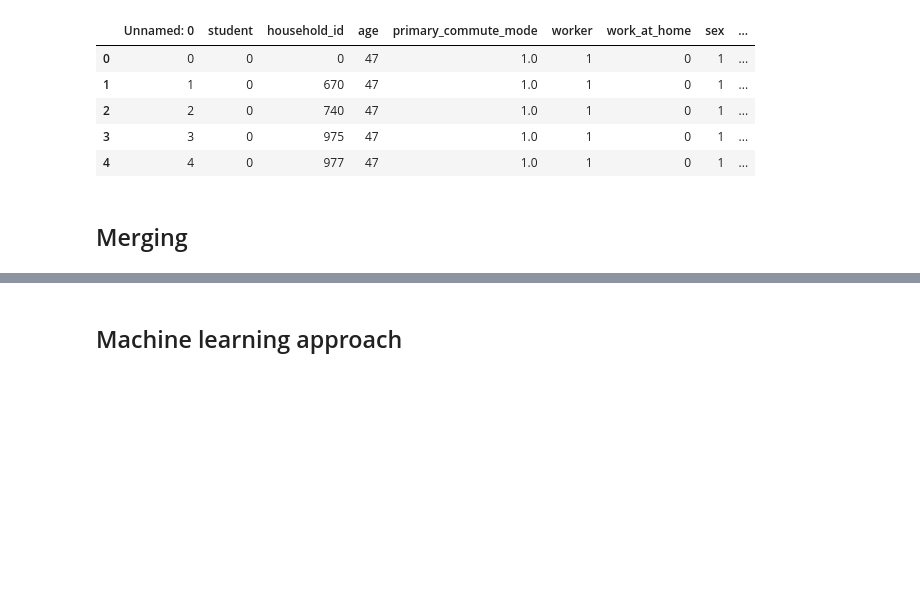
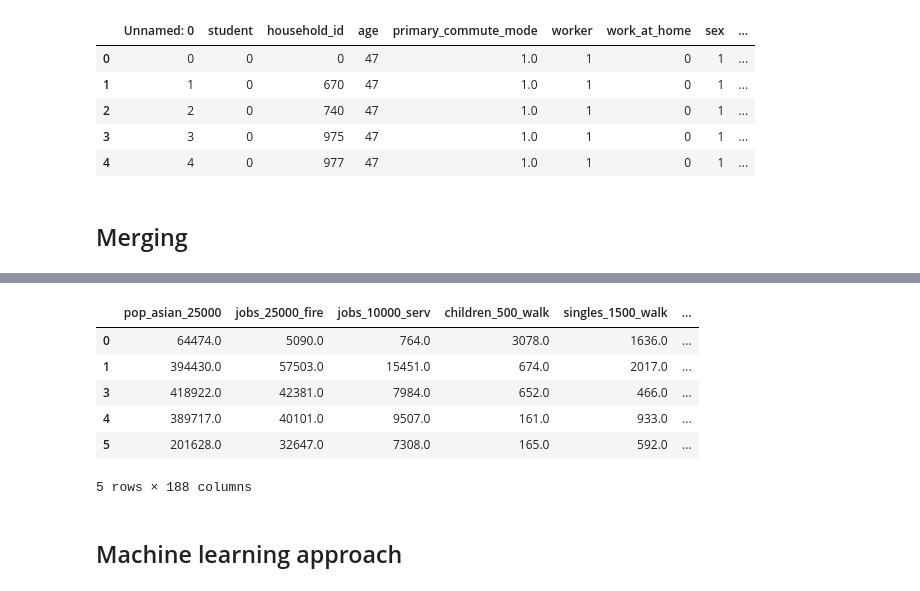
Before and after one commit to ual/activitysynth, a Jupyter notebook: activitysynth/notebooks/notebooks-juan/COM_estimation.ipynb, the cells around one changed output, grey strips where cells are left out. Cells and saved outputs as stored; diff of their text form; code cells hidden in the pictures; blank space fills up the shorter version.

```diff
--- a/activitysynth/notebooks/notebooks-juan/COM_estimation.ipynb
+++ b/activitysynth/notebooks/notebooks-juan/COM_estimation.ipynb
@@ -213,6 +275,16 @@ final_var = list(accessibility_var) + households_var_continious + households_var
 
 #Creating a dataset with varaibles needed
 df = df_merge.loc[:,final_var]
+# %%
+df.head()
+# %% [output]
+|  | pop_asian_25000 | jobs_25000_fire | jobs_10000_serv | children_500_walk | singles_1500_walk | ... |
+| 0 | 64474.0 | 5090.0 | 764.0 | 3078.0 | 1636.0 | ... |
+| 1 | 394430.0 | 57503.0 | 15451.0 | 674.0 | 2017.0 | ... |
+| 3 | 418922.0 | 42381.0 | 7984.0 | 652.0 | 466.0 | ... |
+| 4 | 389717.0 | 40101.0 | 9507.0 | 161.0 | 933.0 | ... |
+| 5 | 201628.0 | 32647.0 | 7308.0 | 165.0 | 592.0 | ... |
+5 rows × 188 columns
 # %% [markdown]
 ## Machine learning approach
 # %%
```
Also changed, not shown: parts of 19 cells of this notebook, 3 other files.
